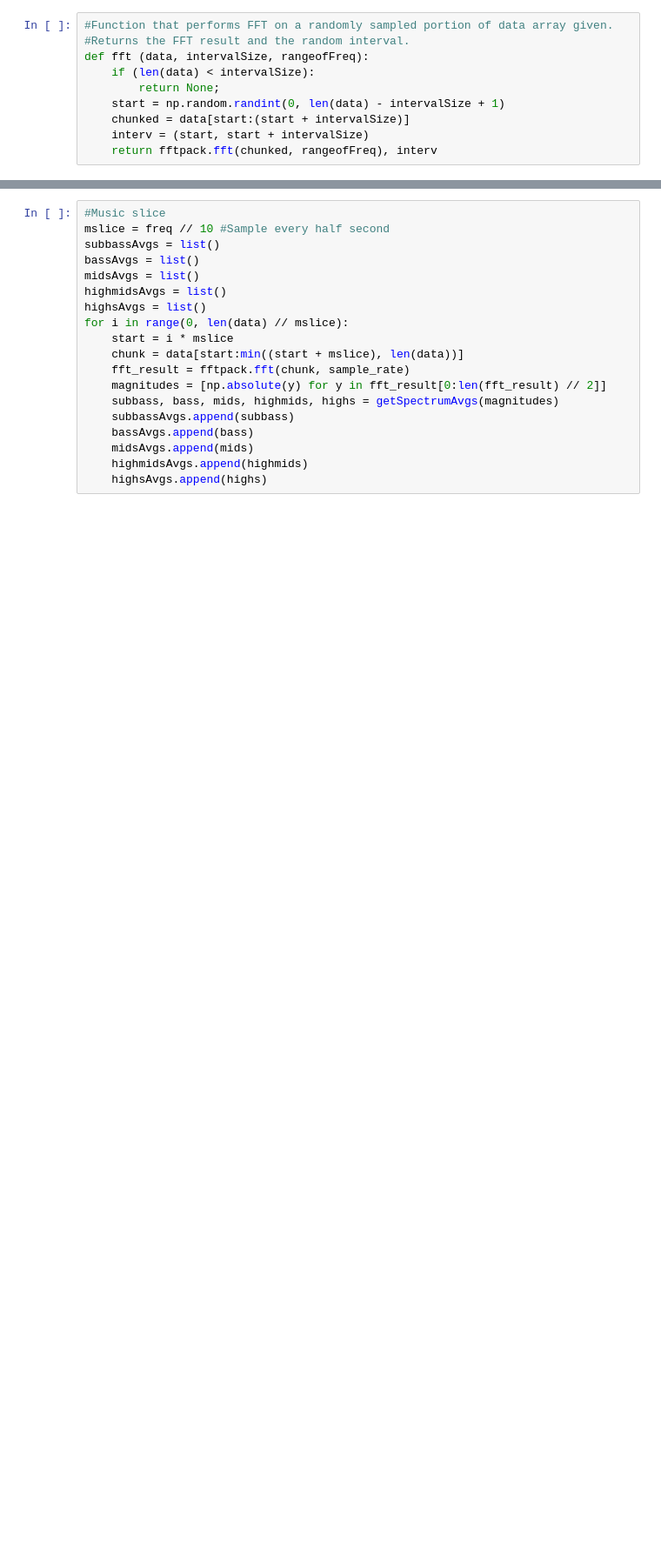
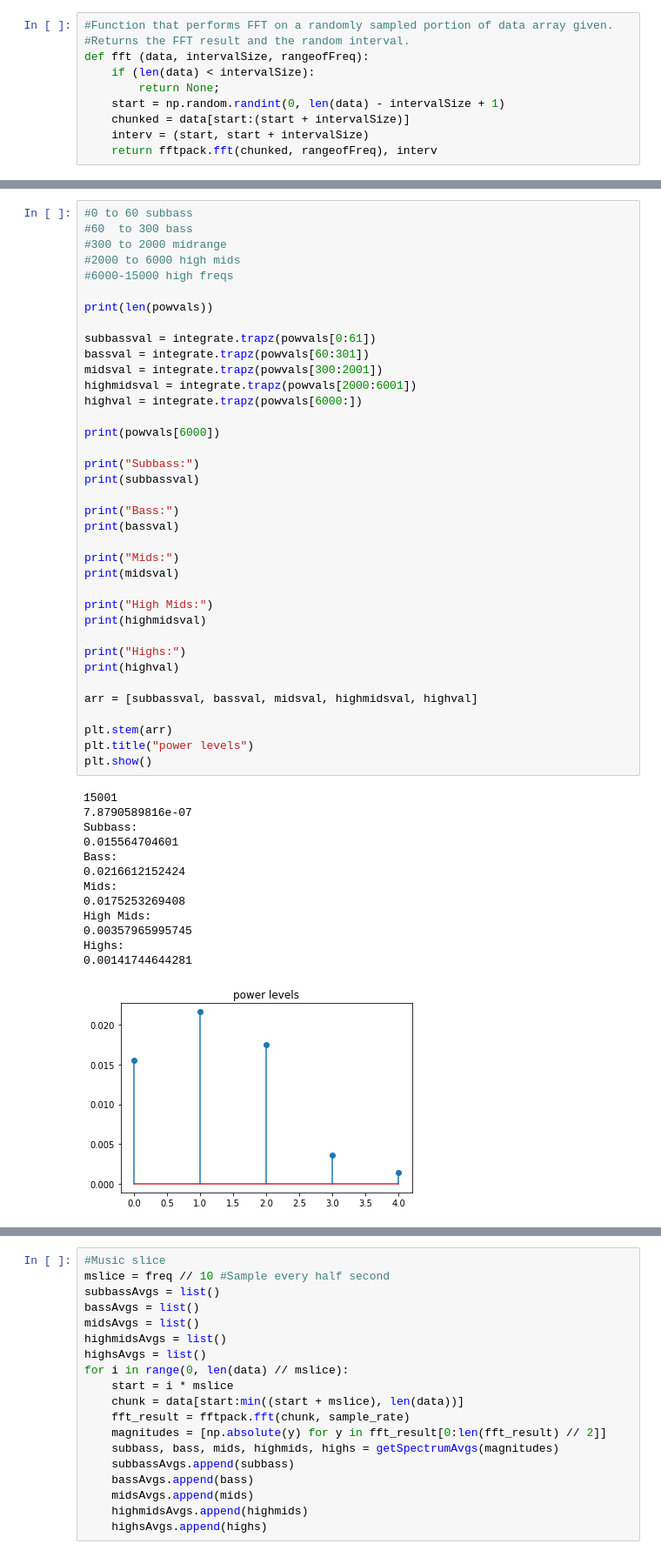
Before and after one commit to jonfung/mp3-fft, a Jupyter notebook: nb.ipynb, the cells around one changed output, grey strips where cells are left out. Shown at 87% size. Saved outputs shown, nothing was run; the diff lists cells and outputs as text; blank space fills up the shorter version.

```diff
--- a/nb.ipynb
+++ b/nb.ipynb
@@ -89,3 +100,54 @@ plt.show()
+# %%
+#0 to 60 subbass
+#60  to 300 bass
+#300 to 2000 midrange
+#2000 to 6000 high mids
+#6000-15000 high freqs
+
+print(len(powvals))
+
+subbassval = integrate.trapz(powvals[0:61])
+bassval = integrate.trapz(powvals[60:301])
+midsval = integrate.trapz(powvals[300:2001])
+highmidsval = integrate.trapz(powvals[2000:6001])
+highval = integrate.trapz(powvals[6000:])
+
+print(powvals[6000])
+
+print("Subbass:")
+print(subbassval)
+
+print("Bass:")
+print(bassval)
+
+print("Mids:")
+print(midsval)
+
+print("High Mids:")
+print(highmidsval)
+
+print("Highs:")
+print(highval)
+
+arr = [subbassval, bassval, midsval, highmidsval, highval]
+
+plt.stem(arr)
+plt.title("power levels")
+plt.show()
+# %% [output]
+15001
+7.8790589816e-07
+Subbass:
+0.015564704601
+Bass:
+0.0216612152424
+Mids:
+0.0175253269408
+High Mids:
+0.00357965995745
+Highs:
+0.00141744644281
+[figure, added]
 # %%
 def getSpectrumAvgs(magnitudes):
 
```
Also changed, not shown: parts of 15 cells of this notebook.
